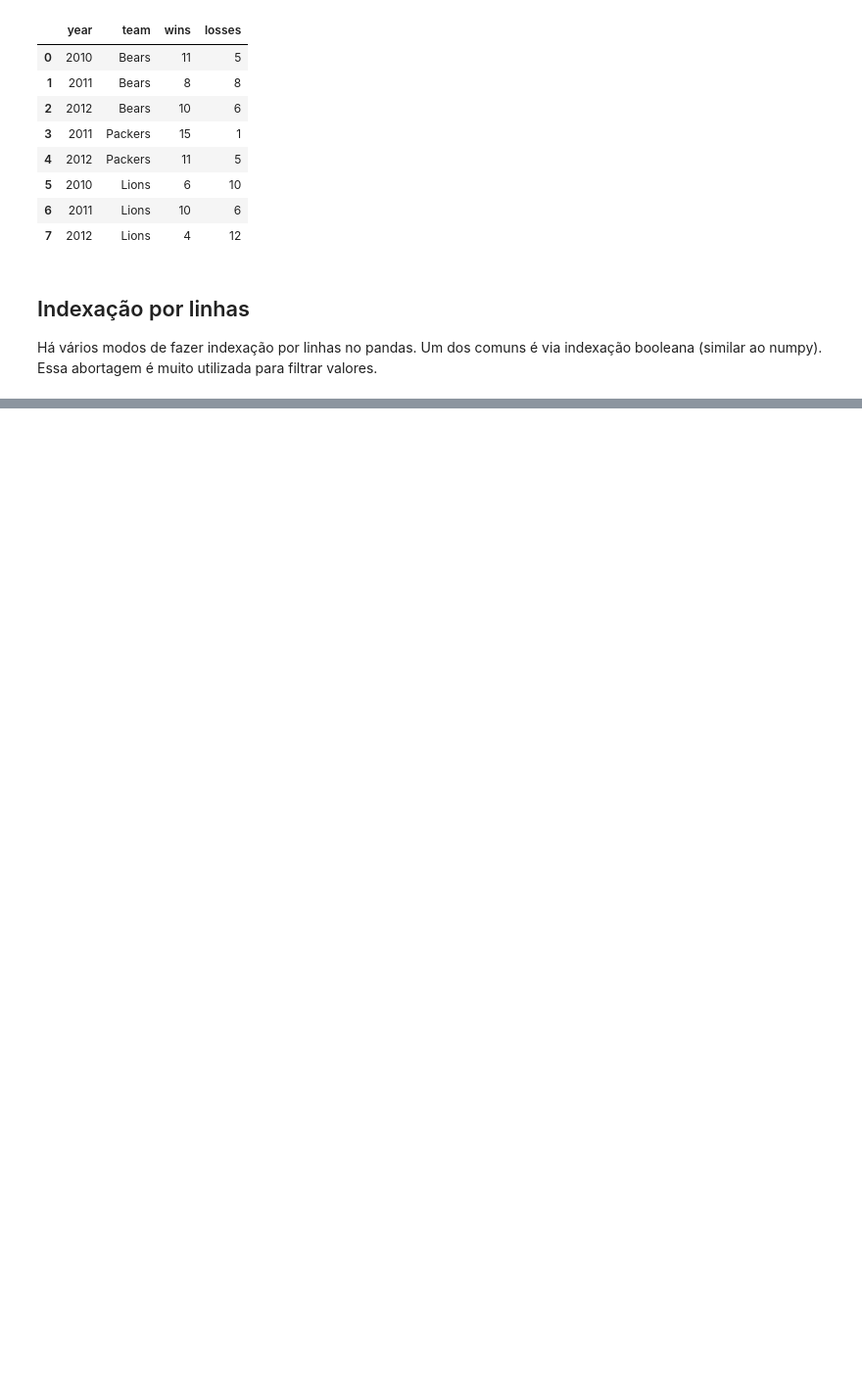
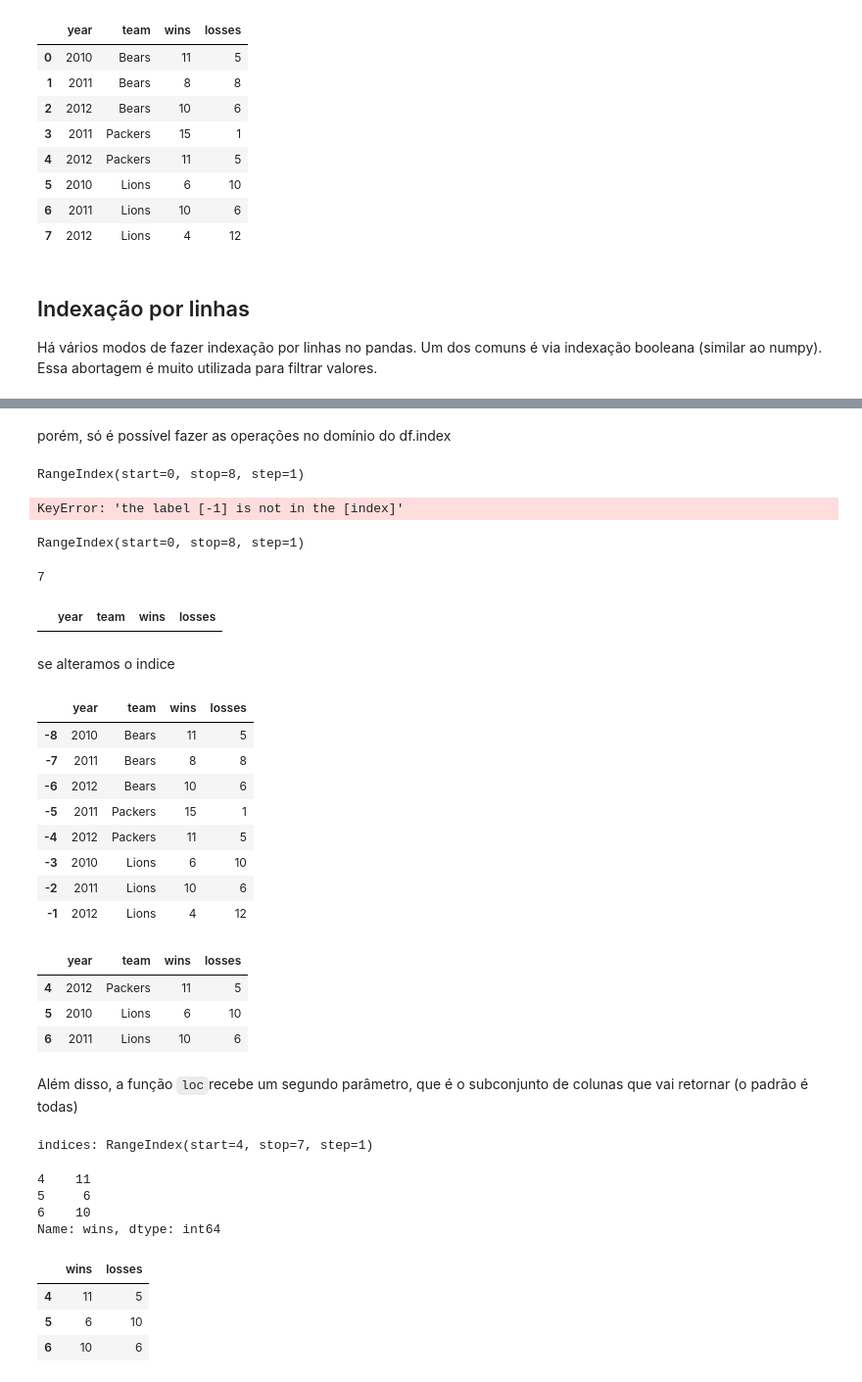
Before and after one commit to joaohena/posgraducao, a Jupyter notebook: Introducao-linguagem-estatisticas/PandasIndexacao.ipynb, the cells around one changed output, grey strips where cells are left out. Shown: that part at 98% size. Saved outputs shown, nothing was run; the diff lists cells and outputs as text; code cells hidden in the pictures; blank space fills up the shorter version.

```diff
--- a/Introducao-linguagem-estatisticas/PandasIndexacao.ipynb
+++ b/Introducao-linguagem-estatisticas/PandasIndexacao.ipynb
@@ -128,0 +255,67 @@ Há vários modos de fazer indexação por linhas no pandas. Um dos comuns é vi
+# %% [markdown]
+porém, só é possível fazer as operações no domínio do df.index
+# %%
+df.index
+# %% [output]
+RangeIndex(start=0, stop=8, step=1)
+# %%
+# por exemplo, não vai aceitar o indexação negativa
+df.loc[-1]
+# %% [output]
+KeyError: 'the label [-1] is not in the [index]'
+# %%
+df.index
+# %% [output]
+RangeIndex(start=0, stop=8, step=1)
+# %%
+df.index[-1]
+# %% [output]
+7
+# %%
+df.loc[3:-1]
+# %% [output]
+|  | year | team | wins | losses |
+# %% [markdown]
+se alteramos o indice
+# %%
+df.index = pd.RangeIndex(-df.shape[0], 0, 1)
+df
+# %% [output]
+|  | year | team | wins | losses |
+| -8 | 2010 | Bears | 11 | 5 |
+| -7 | 2011 | Bears | 8 | 8 |
+| -6 | 2012 | Bears | 10 | 6 |
+| -5 | 2011 | Packers | 15 | 1 |
+| -4 | 2012 | Packers | 11 | 5 |
+| -3 | 2010 | Lions | 6 | 10 |
+| -2 | 2011 | Lions | 10 | 6 |
+| -1 | 2012 | Lions | 4 | 12 |
+# %%
+# resetando index
+df.index = pd.RangeIndex(0, df.shape[0])
+df.loc[df.index[-4:-1]]
+# %% [output]
+|  | year | team | wins | losses |
+| 4 | 2012 | Packers | 11 | 5 |
+| 5 | 2010 | Lions | 6 | 10 |
+| 6 | 2011 | Lions | 10 | 6 |
+# %% [markdown]
+Além disso, a função `loc`recebe um segundo parâmetro, que é o subconjunto de colunas que vai retornar (o padrão é todas)
+# %%
+indices = df.index[-4:-1]
+print("indices:", df.index[-4:-1])
+
+df.loc[indices, "wins"]
+# %% [output]
+indices: RangeIndex(start=4, stop=7, step=1)
+4    11
+5     6
+6    10
+Name: wins, dtype: int64
+# %%
+df.loc[df.index[-4 : -1], ["wins", "losses"]]
+# %% [output]
+|  | wins | losses |
+| 4 | 11 | 5 |
+| 5 | 6 | 10 |
+| 6 | 10 | 6 |
```
Also changed, not shown: parts of 13 cells of this notebook.
